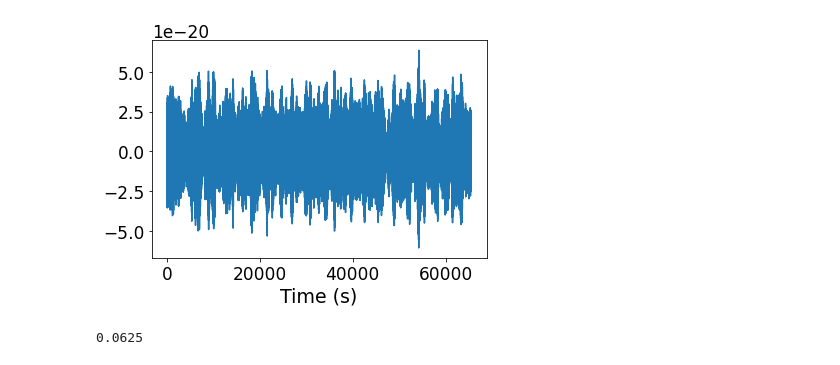
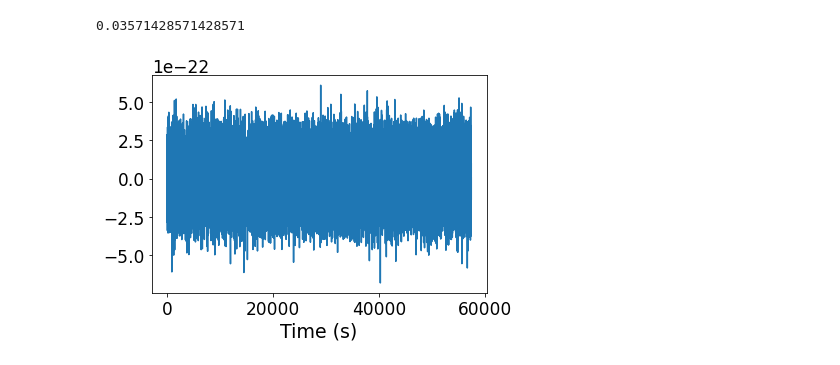
Before and after one commit to Fergus-Hayes/quantum-matched-filter, a Jupyter notebook: CMF.ipynb, the cells around one changed output. Cells and saved outputs as stored; diff of their text form; code cells hidden in the pictures.

```diff
--- a/CMF.ipynb
+++ b/CMF.ipynb
@@ -219,19 +149,27 @@ if False:
 Done!
-# %%
-plt.plot(conditioned)
-plt.xlabel('Time (s)')
-plt.show()
-# %% [output]
-[figure, removed]
 # %%
 def my_matched_filter(data, template):
     return data*template.conjugate()
 # %%
 signal = make_frequency_series(TimeSeries(np.array(conditioned), delta_t=dt))
-noise = make_frequency_series(TimeSeries(np.array(noise), delta_t=dt))
 np.save(signal_file,signal)
-np.save(noise_file,noise)
 df = np.abs(datafreq[1]-datafreq[0])
 print(df)
 # %% [output]
-0.0625
+0.03571428571428571
+# %%
+import pycbc.noise
+import pycbc.psd
+psd_noise = pycbc.psd.aLIGOZeroDetHighPower(len(psd), df, f_low)
+
+noise_ = pycbc.noise.noise_from_psd(len(strain), strain.delta_t, psd_noise)
+noise_ = resample_to_delta_t(highpass(noise_, f_low), dt)
+noise_t = noise_.crop(2, 2)
+noise = make_frequency_series(TimeSeries(np.array(noise_t), delta_t=dt))
+np.save(noise_file,noise)
+
+plt.plot(noise_t)
+plt.xlabel('Time (s)')
+plt.show()
+# %% [output]
+[figure, added]
```
Also changed, not shown: parts of 23 cells of this notebook, 5 other files.
